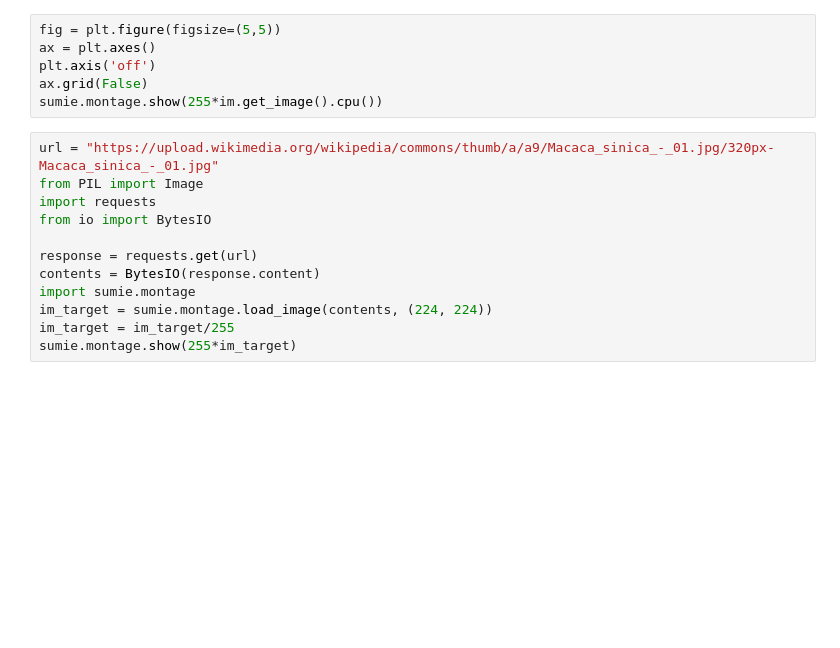
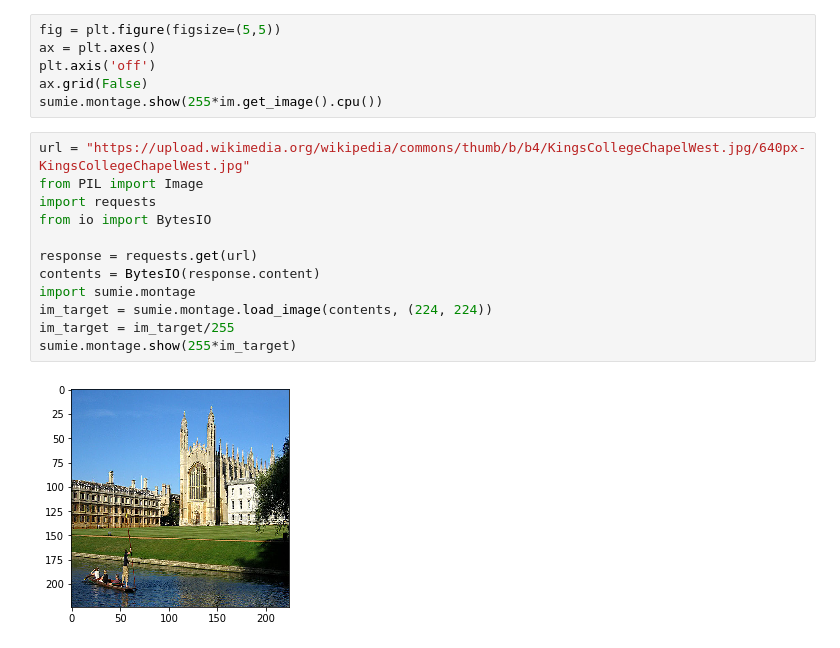
Before and after one commit to justinpinkney/sumie, a Jupyter notebook: scratch.ipynb, the cells around one changed output. Drawn from its saved outputs; the diff is of its cells as text; blank space fills up the shorter version.

```diff
--- a/scratch.ipynb
+++ b/scratch.ipynb
@@ -123,15 +121,17 @@ plt.axis('off')
 ax.grid(False)
 sumie.montage.show(255*im.get_image().cpu())
 # %%
-url = "https://upload.wikimedia.org/wikipedia/commons/thumb/a/a9/Macaca_sinica_-_01.jpg/320px-Macaca_sinica_-_01.jpg"
+url = "https://upload.wikimedia.org/wikipedia/commons/thumb/b/b4/KingsCollegeChapelWest.jpg/640px-KingsCollegeChapelWest.jpg"
 from PIL import Image
 import requests
 from io import BytesIO
 
 response = requests.get(url)
 contents = BytesIO(response.content)
 import sumie.montage
 im_target = sumie.montage.load_image(contents, (224, 224))
 im_target = im_target/255
 sumie.montage.show(255*im_target)
+# %% [output]
+[figure, added]
 # %%
```
Also changed, not shown: parts of 11 cells of this notebook, 4 other files.
